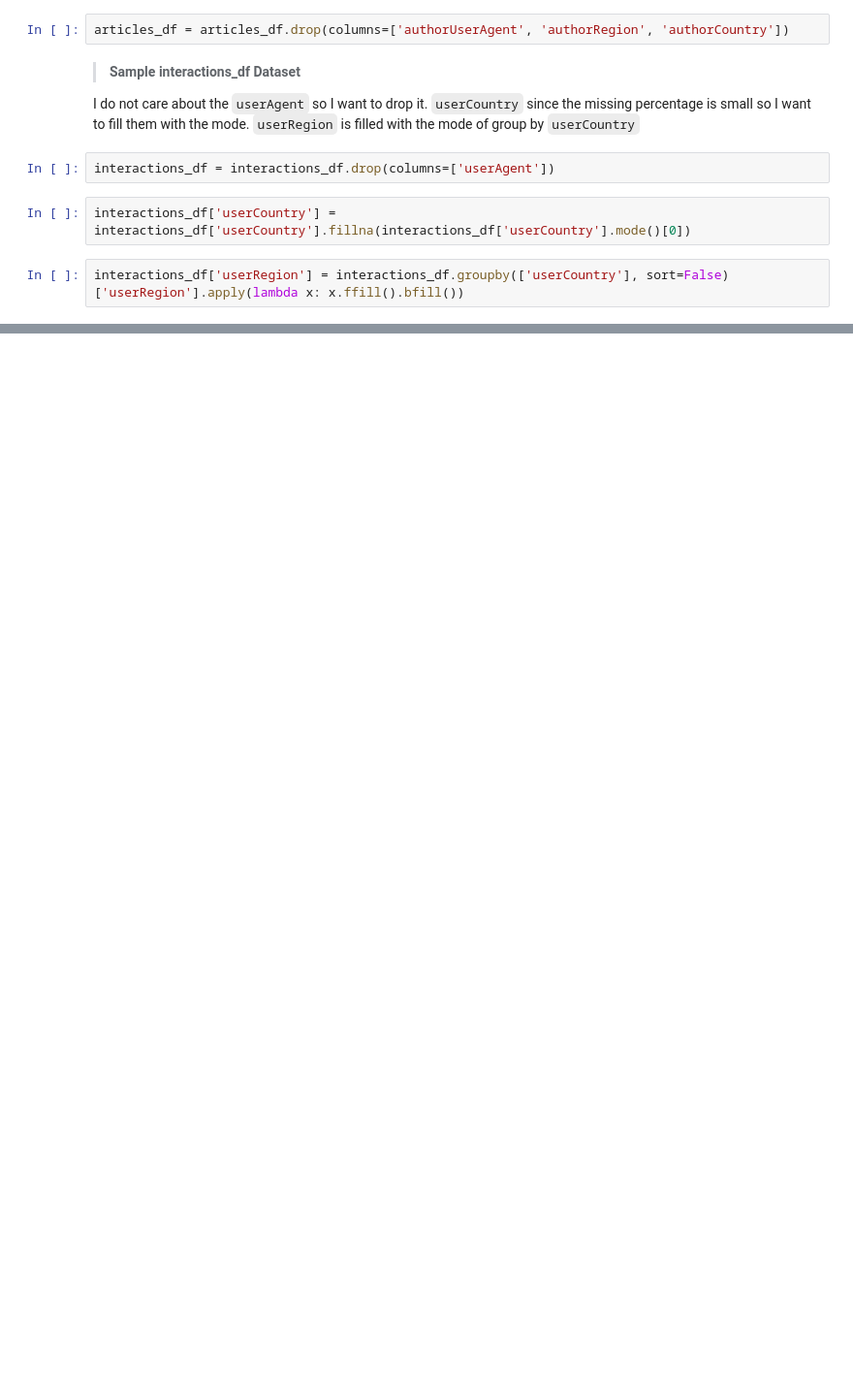
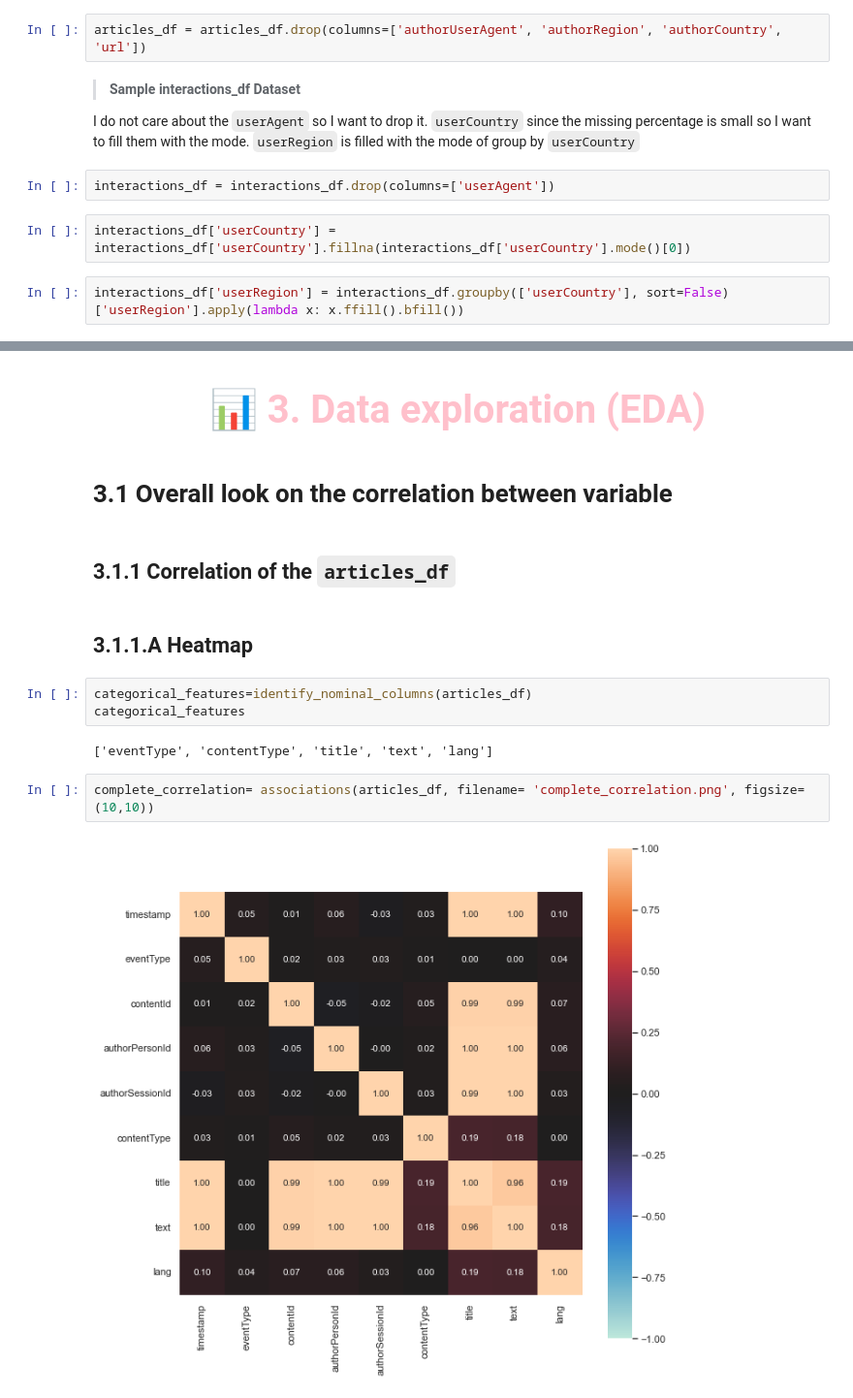
Before and after one commit to ChauHuynh1/recommender_system, a Jupyter notebook: Recsys.ipynb, the cells around one changed output, grey strips where cells are left out. Shown at 97% size. Cells and saved outputs as stored; diff of their text form; blank space fills up the shorter version.

Commit message:
update correlation

```diff
--- a/Recsys.ipynb
+++ b/Recsys.ipynb
@@ -414,5 +463,5 @@ All of the missing data is in the `authorUserAgent`, `authorRegion`, `authorCoun
-# %%
-articles_df = articles_df.drop(columns=['authorUserAgent', 'authorRegion', 'authorCountry'])
+# %%
+articles_df = articles_df.drop(columns=['authorUserAgent', 'authorRegion', 'authorCountry', 'url'])
 # %% [markdown]
 > **Sample interactions_df Dataset**
 
@@ -441,0 +522,21 @@ interactions_df.head(3)
+# %% [markdown]
+<a id="3"></a>
+<h1 style="color:#ffc0cb;font-size:40px;font-family:Georgia;text-align:center;"><strong> 📊 3. Data exploration (EDA)</strong></h1>
+# %% [markdown]
+<a id="3.1"></a>
+# 3.1 Overall look on the correlation between variable
+# %% [markdown]
+<a id="3.1.1"></a>
+## 3.1.1 Correlation of the `articles_df`
+# %% [markdown]
+<a id="3.1.1.A"></a>
+## 3.1.1.A Heatmap
+# %%
+categorical_features=identify_nominal_columns(articles_df)
+categorical_features
+# %% [output]
+['eventType', 'contentType', 'title', 'text', 'lang']
+# %%
+complete_correlation= associations(articles_df, filename= 'complete_correlation.png', figsize=(10,10))
+# %% [output]
+[figure, added]
```
Also changed, not shown: parts of 41 cells of this notebook, 2 other files.
